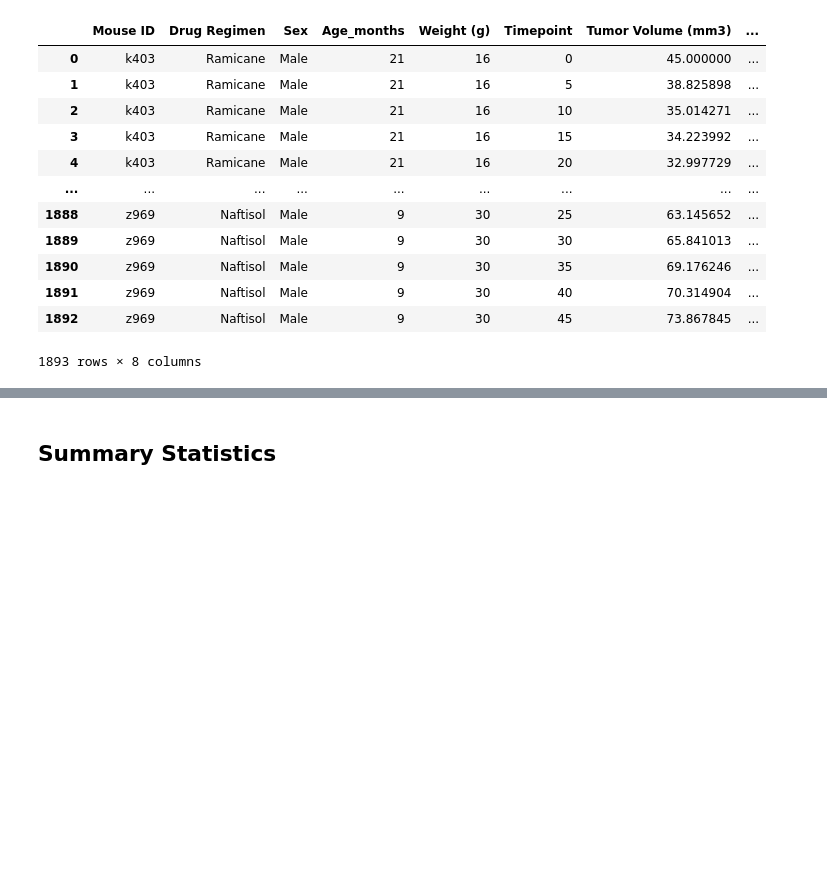
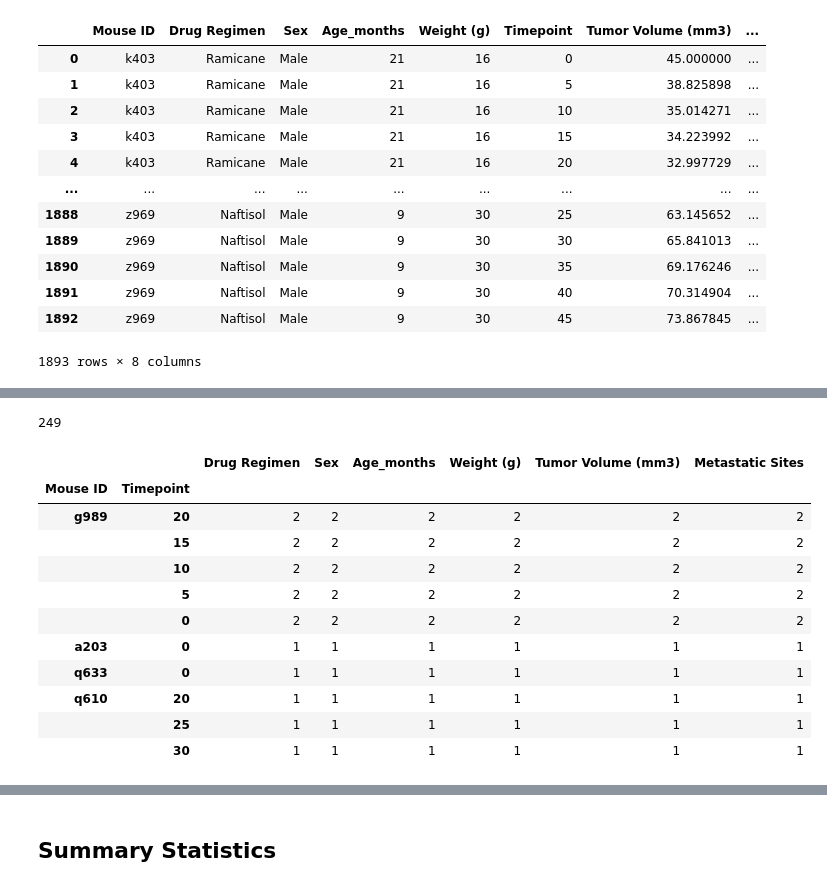
Before and after one commit to Courtneyrobison3/matplotlib-challenge, a Jupyter notebook: pymaceuticals_starter.ipynb, the cells around one changed output, grey strips where cells are left out. Cells and saved outputs as stored; diff of their text form; code cells hidden in the pictures; blank space fills up the shorter version.

```diff
--- a/pymaceuticals_starter.ipynb
+++ b/pymaceuticals_starter.ipynb
@@ -47,4 +63,25 @@ merged_df
+# %%
+mice = merged_df["Mouse ID"].nunique()
+mice
+# %% [output]
+249
 # %%
 # Getting the duplicate mice by ID number that shows up for Mouse ID and Timepoint.
+duplicate = merged_df.groupby(["Mouse ID", "Timepoint"]).count()
+
+duplicate.sort_values("Sex", ascending= False).head(10)
+# %% [output]
+|  |  | Drug Regimen | Sex | Age_months | Weight (g) | Tumor Volume (mm3) | Metastatic Sites |
+| Mouse ID | Timepoint |  |  |  |  |  |  |
+| g989 | 20 | 2 | 2 | 2 | 2 | 2 | 2 |
+|  | 15 | 2 | 2 | 2 | 2 | 2 | 2 |
+|  | 10 | 2 | 2 | 2 | 2 | 2 | 2 |
+|  | 5 | 2 | 2 | 2 | 2 | 2 | 2 |
+|  | 0 | 2 | 2 | 2 | 2 | 2 | 2 |
+| a203 | 0 | 1 | 1 | 1 | 1 | 1 | 1 |
+| q633 | 0 | 1 | 1 | 1 | 1 | 1 | 1 |
+| q610 | 20 | 1 | 1 | 1 | 1 | 1 | 1 |
+|  | 25 | 1 | 1 | 1 | 1 | 1 | 1 |
+|  | 30 | 1 | 1 | 1 | 1 | 1 | 1 |
 # %%
 # Optional: Get all the data for the duplicate mouse ID.
```
Also changed, not shown: parts of 7 cells of this notebook.
